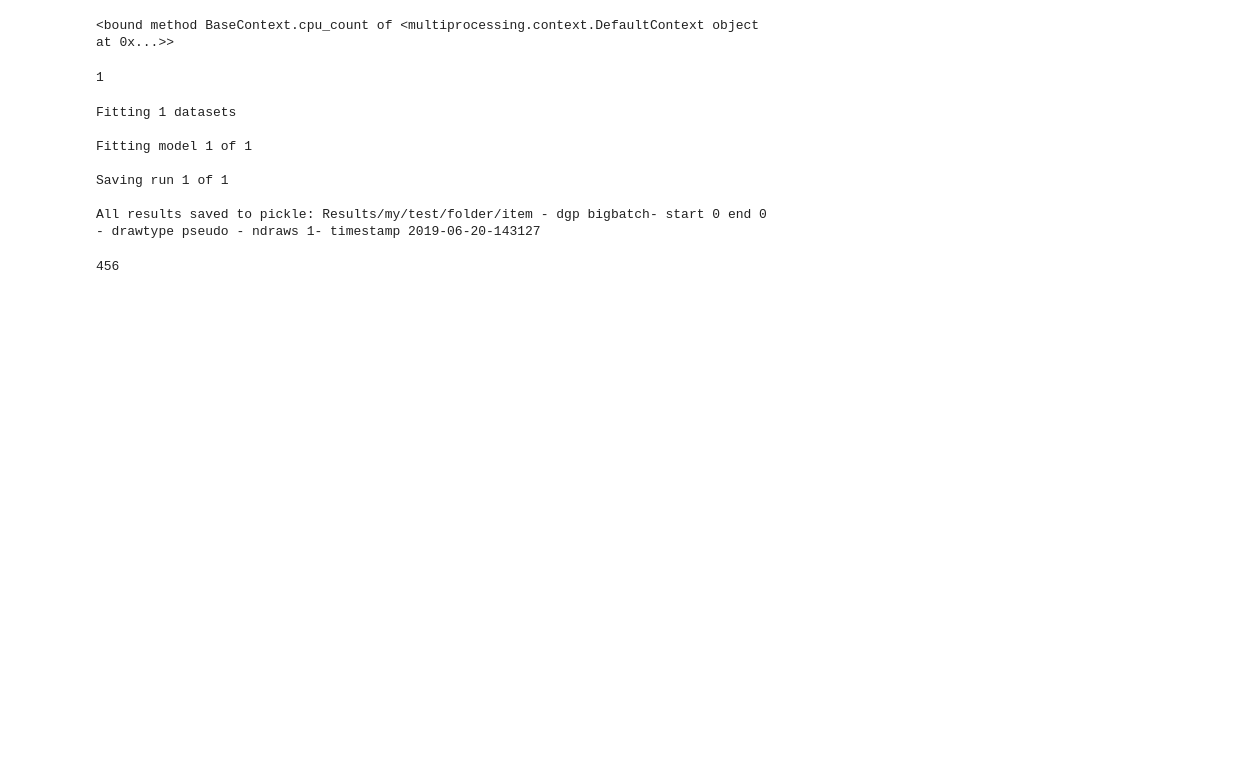
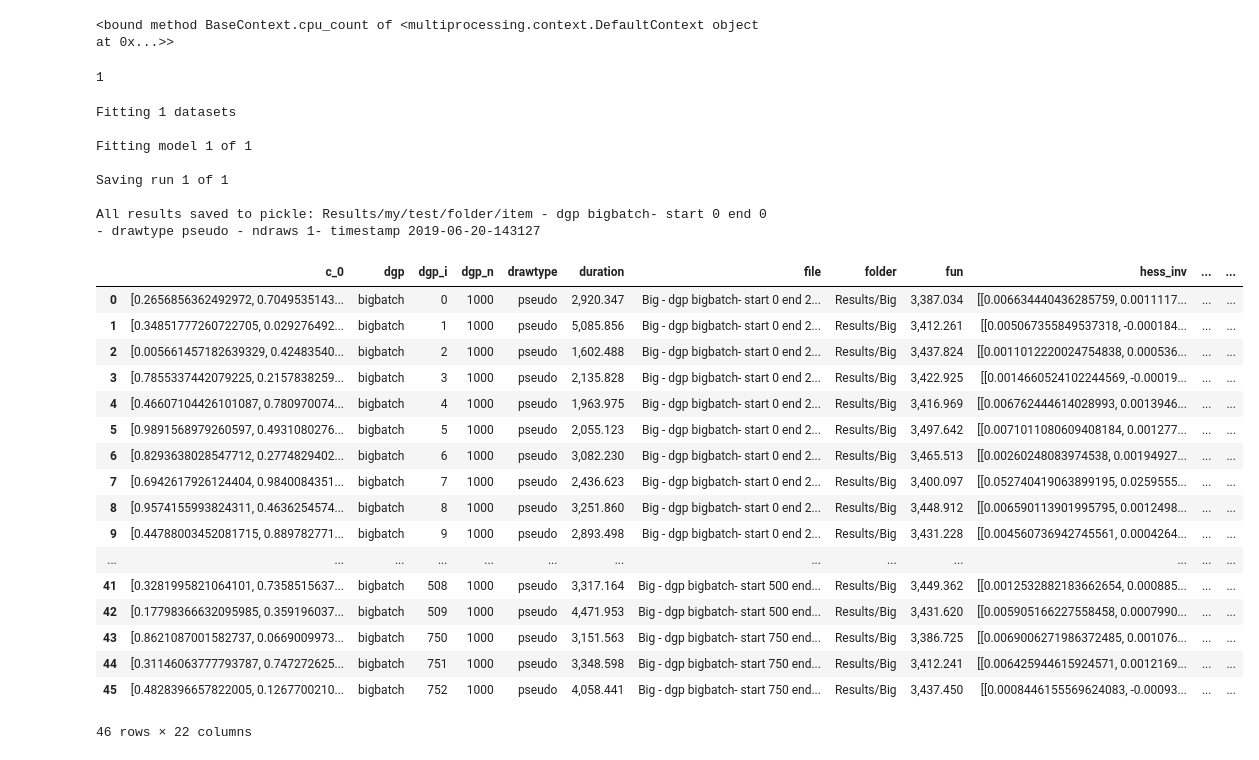
Before and after one commit to timellemeet/mixedlogit, a Jupyter notebook: Explore.ipynb, the cells around one changed output. Cells and saved outputs as stored; diff of their text form; code cells hidden in the pictures; blank space fills up the shorter version.

```diff
--- a/Explore.ipynb
+++ b/Explore.ipynb
@@ -148,9 +149,26 @@ Saving run 1 of 1
 All results saved to pickle: Results/my/test/folder/item - dgp bigbatch- start 0 end 0 - drawtype pseudo - ndraws 1- timestamp 2019-06-20-143127
 # %%
 from src.main import Analyzer
-
-results = Analyzer("Results/Good")
+import pandas as pd
+results = Analyzer(["Results/Big"])
-# %%
-display(len(results.data))
-# %% [output]
-456
+# %%
+results.df
+# %% [output]
+|  | c_0 | dgp | dgp_i | dgp_n | drawtype | duration | file | folder | fun | hess_inv | ... | ... |
+| 0 | [0.2656856362492972, 0.7049535143... | bigbatch | 0 | 1000 | pseudo | 2,920.347 | Big - dgp bigbatch- start 0 end 2... | Results/Big | 3,387.034 | [[0.006634440436285759, 0.0011117... | ... | ... |
+| 1 | [0.34851777260722705, 0.029276492... | bigbatch | 1 | 1000 | pseudo | 5,085.856 | Big - dgp bigbatch- start 0 end 2... | Results/Big | 3,412.261 | [[0.005067355849537318, -0.000184... | ... | ... |
+| 2 | [0.005661457182639329, 0.42483540... | bigbatch | 2 | 1000 | pseudo | 1,602.488 | Big - dgp bigbatch- start 0 end 2... | Results/Big | 3,437.824 | [[0.0011012220024754838, 0.000536... | ... | ... |
+| 3 | [0.7855337442079225, 0.2157838259... | bigbatch | 3 | 1000 | pseudo | 2,135.828 | Big - dgp bigbatch- start 0 end 2... | Results/Big | 3,422.925 | [[0.0014660524102244569, -0.00019... | ... | ... |
+| 4 | [0.46607104426101087, 0.780970074... | bigbatch | 4 | 1000 | pseudo | 1,963.975 | Big - dgp bigbatch- start 0 end 2... | Results/Big | 3,416.969 | [[0.006762444614028993, 0.0013946... | ... | ... |
+| 5 | [0.9891568979260597, 0.4931080276... | bigbatch | 5 | 1000 | pseudo | 2,055.123 | Big - dgp bigbatch- start 0 end 2... | Results/Big | 3,497.642 | [[0.0071011080609408184, 0.001277... | ... | ... |
+| 6 | [0.8293638028547712, 0.2774829402... | bigbatch | 6 | 1000 | pseudo | 3,082.230 | Big - dgp bigbatch- start 0 end 2... | Results/Big | 3,465.513 | [[0.00260248083974538, 0.00194927... | ... | ... |
+| 7 | [0.6942617926124404, 0.9840084351... | bigbatch | 7 | 1000 | pseudo | 2,436.623 | Big - dgp bigbatch- start 0 end 2... | Results/Big | 3,400.097 | [[0.052740419063899195, 0.0259555... | ... | ... |
+| 8 | [0.9574155993824311, 0.4636254574... | bigbatch | 8 | 1000 | pseudo | 3,251.860 | Big - dgp bigbatch- start 0 end 2... | Results/Big | 3,448.912 | [[0.006590113901995795, 0.0012498... | ... | ... |
+| 9 | [0.44788003452081715, 0.889782771... | bigbatch | 9 | 1000 | pseudo | 2,893.498 | Big - dgp bigbatch- start 0 end 2... | Results/Big | 3,431.228 | [[0.004560736942745561, 0.0004264... | ... | ... |
+| ... | ... | ... | ... | ... | ... | ... | ... | ... | ... | ... | ... | ... |
+| 41 | [0.3281995821064101, 0.7358515637... | bigbatch | 508 | 1000 | pseudo | 3,317.164 | Big - dgp bigbatch- start 500 end... | Results/Big | 3,449.362 | [[0.0012532882183662654, 0.000885... | ... | ... |
+| 42 | [0.17798366632095985, 0.359196037... | bigbatch | 509 | 1000 | pseudo | 4,471.953 | Big - dgp bigbatch- start 500 end... | Results/Big | 3,431.620 | [[0.005905166227558458, 0.0007990... | ... | ... |
+| 43 | [0.8621087001582737, 0.0669009973... | bigbatch | 750 | 1000 | pseudo | 3,151.563 | Big - dgp bigbatch- start 750 end... | Results/Big | 3,386.725 | [[0.0069006271986372485, 0.001076... | ... | ... |
+| 44 | [0.31146063777793787, 0.747272625... | bigbatch | 751 | 1000 | pseudo | 3,348.598 | Big - dgp bigbatch- start 750 end... | Results/Big | 3,412.241 | [[0.006425944615924571, 0.0012169... | ... | ... |
+| 45 | [0.4828396657822005, 0.1267700210... | bigbatch | 752 | 1000 | pseudo | 4,058.441 | Big - dgp bigbatch- start 750 end... | Results/Big | 3,437.450 | [[0.0008446155569624083, -0.00093... | ... | ... |
+46 rows × 22 columns
```
Also changed, not shown: parts of 1 cell of this notebook, 29 other files.
